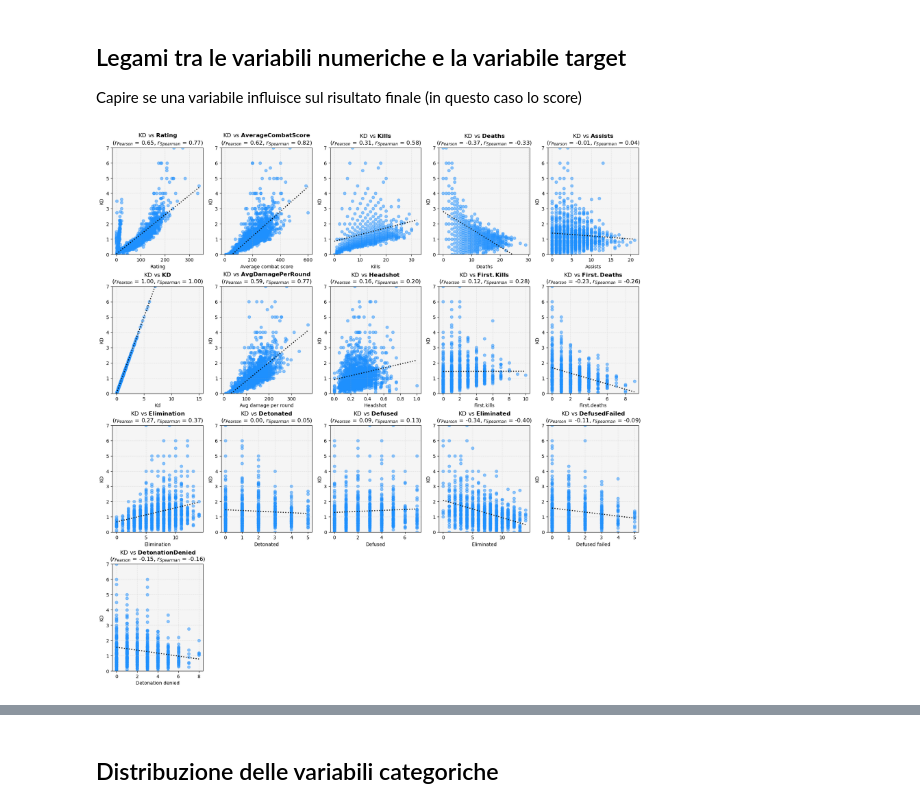
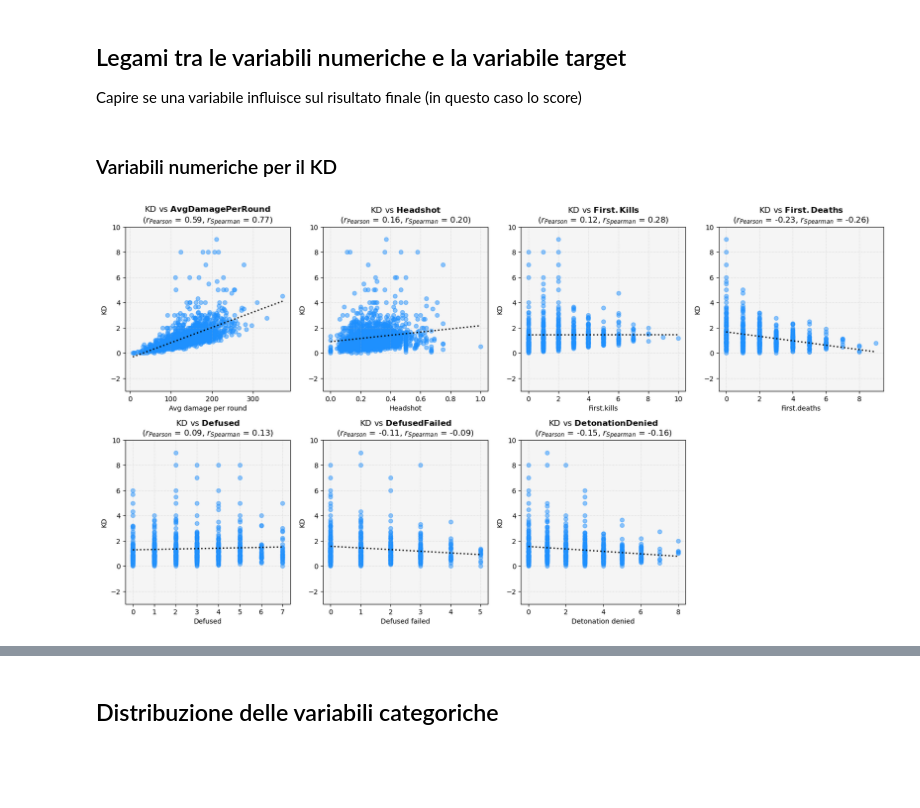
Before and after one commit to Spampa/progetto-valorant, a Jupyter notebook: 3. Caso di studio.ipynb, the cells around one changed output, grey strips where cells are left out. Saved outputs shown, nothing was run; the diff lists cells and outputs as text; code cells hidden in the pictures; blank space fills up the shorter version.

```diff
--- a/3. Caso di studio.ipynb
+++ b/3. Caso di studio.ipynb
@@ -98,7 +98,7 @@ categorical_columns = [
     "Kill.Type",
     "Player Team",
     "Player",
-    "Agents",
+    "Role",
     "Enemy Team",
     "Tournament"
 ]
@@ -116,9 +116,9 @@ numeric_columns = [
     "Elimination",
     "Detonated",
     "Defused",
-    "Eliminated",
     "Defused Failed",
-    "Detonation Denied"
+    "Detonation Denied",
+    "Match Result"
 ]
 
 data = data.drop(
@@ -135,7 +135,8 @@ data = data.drop(
     "Kill..Assist..Trade..Survive..",
     "Stage",
     "Match.Name",
-    "Kills...Deaths..FKD."
+    "Kills...Deaths..FKD.",
+    "Eliminated"
 )
 
 # 1. Trasformazione Match Result (rimane Int64, ottimo per la statistica)
@@ -156,6 +157,26 @@ float_expressions = [
 
 data = data.with_columns(float_expressions)
 
+agent_roles = {
+    # duelists
+    'jett': 'duelist', 'raze': 'duelist', 'reyna': 'duelist',
+    'phoenix': 'duelist', 'yoru': 'duelist', 'neon': 'duelist', 'iso': 'duelist',
+    # initiators
+    'sova': 'initiator', 'breach': 'initiator', 'skye': 'initiator',
+    'kayo': 'initiator', 'fade': 'initiator', 'gekko': 'initiator',
+    # controllers
+    'omen': 'controller', 'brimstone': 'controller', 'viper': 'controller',
+    'astra': 'controller', 'harbor': 'controller', 'clove': 'controller',
+    # sentinels
+    'sage': 'sentinel', 'cypher': 'sentinel', 'killjoy': 'sentinel',
+    'chamber': 'sentinel', 'deadlock': 'sentinel', 'vyse': 'sentinel'
+}
+
+# Creazione della colonna 'Role' usando replace
+data = data.with_columns(
+    pl.col("Agents").replace(agent_roles).alias("Role")
+)
+
 # Visualizzazione
 print(data.head(10))
 # %% [output]
@@ -183,7 +204,7 @@ shape: (10, 26)
 Valuto le statistiche (media, sd, varianza) e la distribuzione, analisi preliminare
 # %%
 # layout
-ncols = 5
+ncols = 4
 nrows = 4
 fig, axes = plt.subplots(
     nrows = nrows,
@@ -274,10 +295,14 @@ plt.tight_layout()
 # %% [markdown]
 ## Legami tra le variabili numeriche e la variabile target
 Capire se una variabile influisce sul risultato finale (in questo caso lo score)
+# %% [markdown]
+### Variabili numeriche per il KD
 # %%
+numeric_KD_columns = ["Avg Damage Per Round", "Headshot", "First.Kills", "First.Deaths", "Defused", "Defused Failed", "Detonation Denied"]
+
 # layout
-ncols = 5
-nrows = 4
+ncols = 4
+nrows = 2
 fig, axes = plt.subplots(
     nrows = nrows,
     ncols = ncols,
@@ -289,7 +314,7 @@ fig.subplots_adjust(
 )
 axes = axes.flatten()
 
-for i, variable_i in enumerate(numeric_columns):
+for i, variable_i in enumerate(numeric_KD_columns):
     sns.regplot(
         data = data.unique(
             subset = [variable_i, "KD"]
@@ -304,32 +329,32 @@ for i, variable_i in enumerate(numeric_columns):
             "color": "black",
             "ls": ":",
             "lw": 2
         },
         ci = None,
         ax = axes[i]
     )
     axes[i].set(
         xlabel = variable_i.capitalize().replace("_", " "),
-        ylim = (0, 7),
+        ylim = (-3, 10),
         ylabel = "KD",
         facecolor = "whitesmoke"
     )
     axes[i].grid(
         ls = ":",
         alpha = .5
     )
 
     # calcolo dei coefficienti di correlazione
     r_pearson = stats.pearsonr(data[variable_i].to_list(), data["KD"].to_list())
     r_spearman = stats.spearmanr(data[variable_i].to_list(), data["KD"].to_list())
     axes[i].set_title(
         f"KD vs $\\mathbf{{{variable_i}}}$"
         + f"\n($r_{{Pearson}}$ = {r_pearson[0]:.2f}, $r_{{Spearman}}$ = {r_spearman.correlation:.2f})",
         fontsize = 12
     )
 
 # rimozione delle figure vuote
 for j in range(i + 1, nrows * ncols):
     fig.delaxes(axes[j])
 # %% [output]
-[figure, old version]
+[figure, new version]
```
Also changed, not shown: parts of 26 cells of this notebook, 2 other files.
